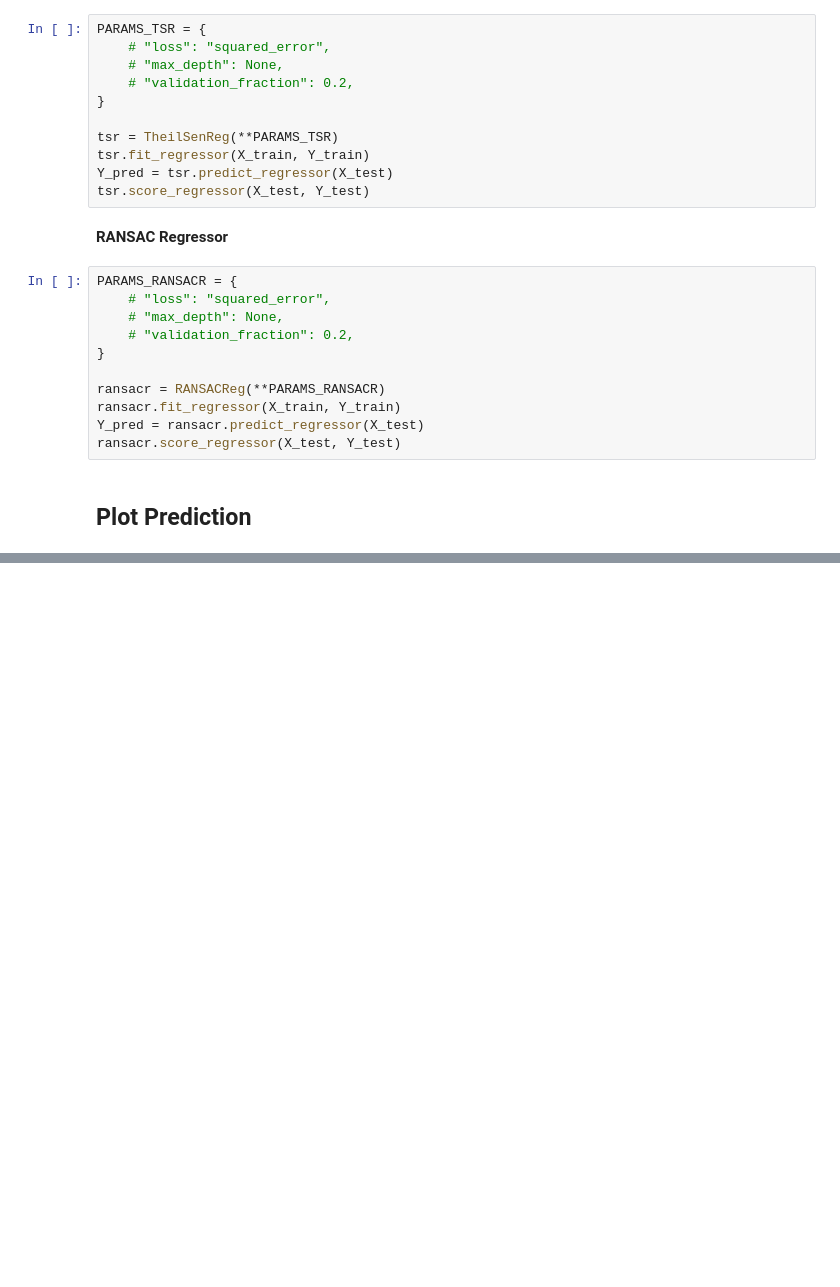
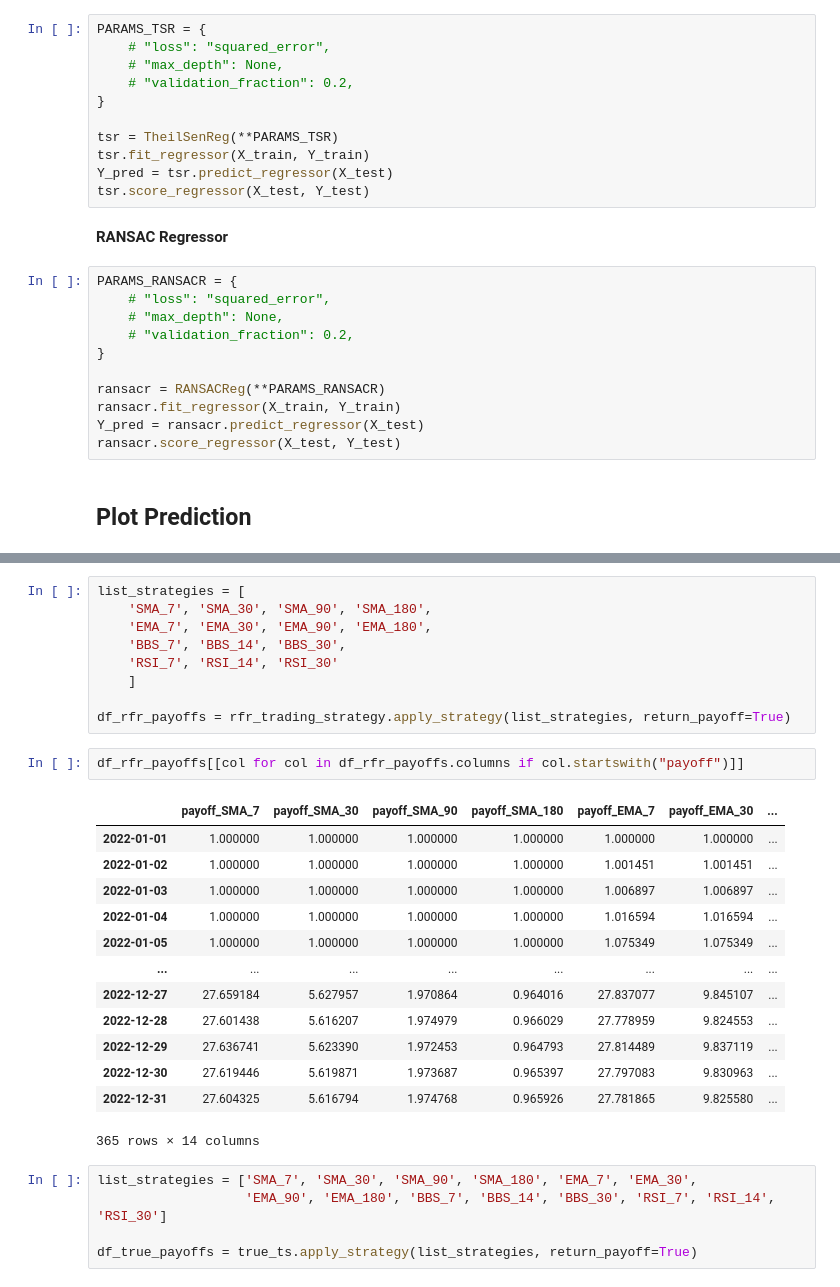
Before and after one commit to sudhanshu22gupta/cryptocurrency-forecasting, a Jupyter notebook: EDA.ipynb, the cells around one changed output, grey strips where cells are left out. Drawn from its saved outputs; the diff is of its cells as text; blank space fills up the shorter version.

```diff
--- a/EDA.ipynb
+++ b/EDA.ipynb
@@ -735,0 +766,30 @@ plt.show()
+# %%
+list_strategies = [
+    'SMA_7', 'SMA_30', 'SMA_90', 'SMA_180',
+    'EMA_7', 'EMA_30', 'EMA_90', 'EMA_180',
+    'BBS_7', 'BBS_14', 'BBS_30',
+    'RSI_7', 'RSI_14', 'RSI_30'
+    ]
+
+df_rfr_payoffs = rfr_trading_strategy.apply_strategy(list_strategies, return_payoff=True)
+# %%
+df_rfr_payoffs[[col for col in df_rfr_payoffs.columns if col.startswith("payoff")]]
+# %% [output]
+|  | payoff_SMA_7 | payoff_SMA_30 | payoff_SMA_90 | payoff_SMA_180 | payoff_EMA_7 | payoff_EMA_30 | ... |
+| 2022-01-01 | 1.000000 | 1.000000 | 1.000000 | 1.000000 | 1.000000 | 1.000000 | ... |
+| 2022-01-02 | 1.000000 | 1.000000 | 1.000000 | 1.000000 | 1.001451 | 1.001451 | ... |
+| 2022-01-03 | 1.000000 | 1.000000 | 1.000000 | 1.000000 | 1.006897 | 1.006897 | ... |
+| 2022-01-04 | 1.000000 | 1.000000 | 1.000000 | 1.000000 | 1.016594 | 1.016594 | ... |
+| 2022-01-05 | 1.000000 | 1.000000 | 1.000000 | 1.000000 | 1.075349 | 1.075349 | ... |
+| ... | ... | ... | ... | ... | ... | ... | ... |
+| 2022-12-27 | 27.659184 | 5.627957 | 1.970864 | 0.964016 | 27.837077 | 9.845107 | ... |
+| 2022-12-28 | 27.601438 | 5.616207 | 1.974979 | 0.966029 | 27.778959 | 9.824553 | ... |
+| 2022-12-29 | 27.636741 | 5.623390 | 1.972453 | 0.964793 | 27.814489 | 9.837119 | ... |
+| 2022-12-30 | 27.619446 | 5.619871 | 1.973687 | 0.965397 | 27.797083 | 9.830963 | ... |
+| 2022-12-31 | 27.604325 | 5.616794 | 1.974768 | 0.965926 | 27.781865 | 9.825580 | ... |
+365 rows × 14 columns
+# %%
+list_strategies = ['SMA_7', 'SMA_30', 'SMA_90', 'SMA_180', 'EMA_7', 'EMA_30',
+                   'EMA_90', 'EMA_180', 'BBS_7', 'BBS_14', 'BBS_30', 'RSI_7', 'RSI_14', 'RSI_30']
+
+df_true_payoffs = true_ts.apply_strategy(list_strategies, return_payoff=True)
```
Also changed, not shown: parts of 16 cells of this notebook, 2 other files.
